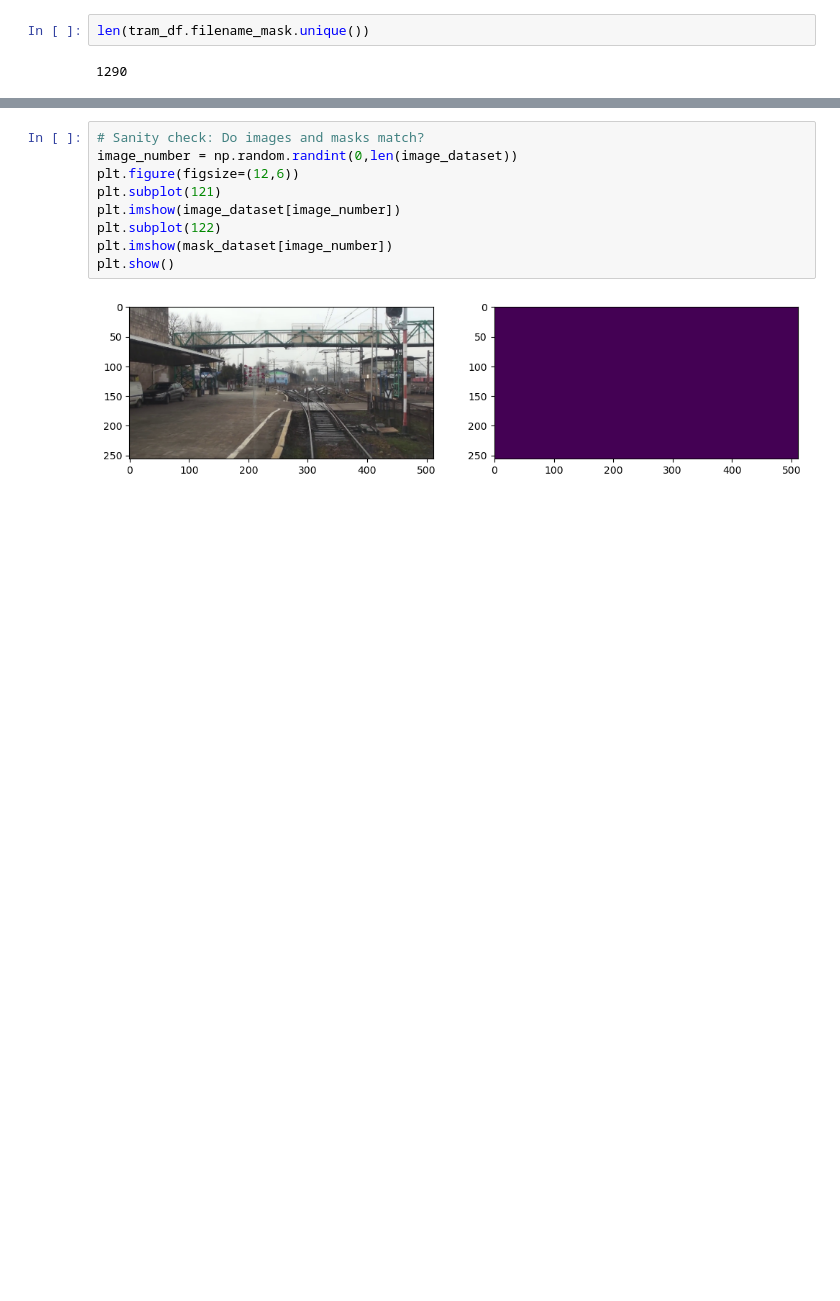
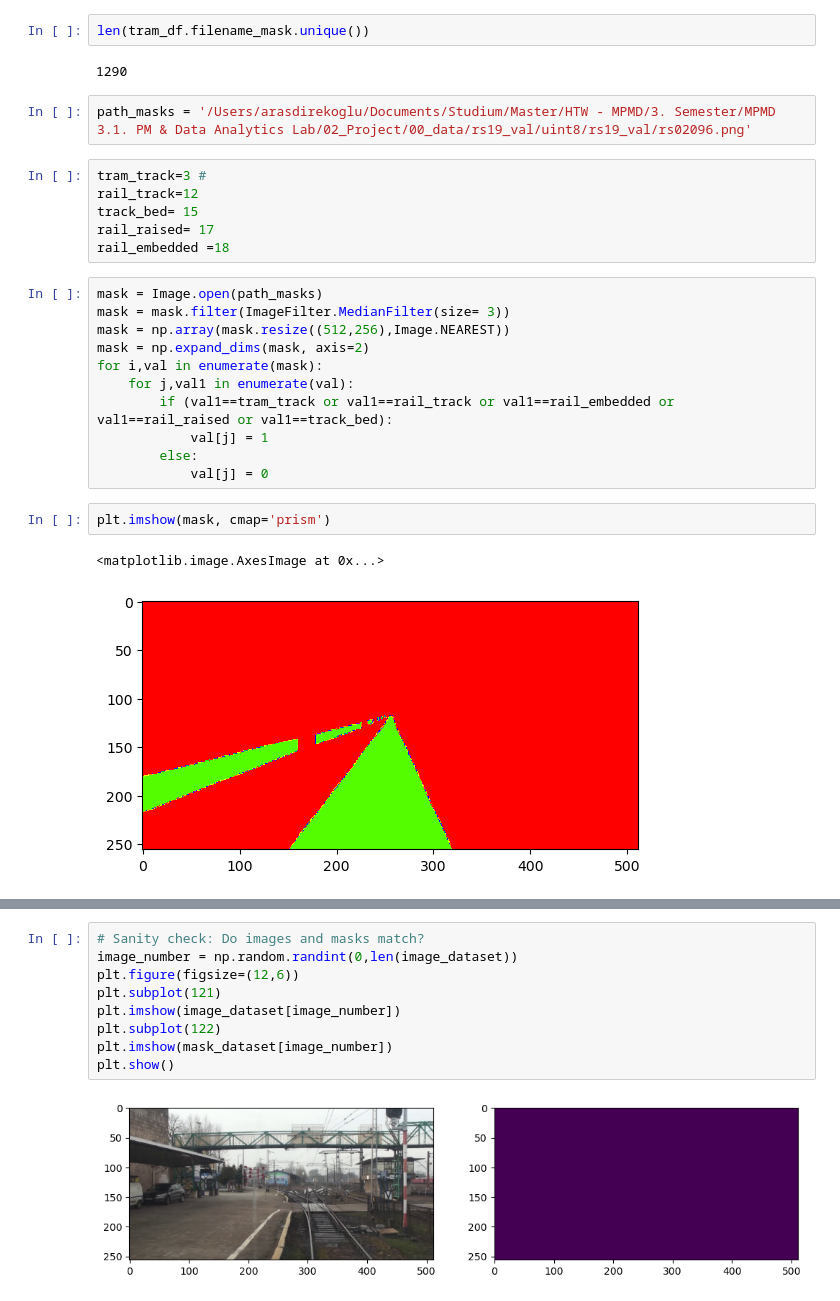
Before and after one commit to khoadaniel/vegetation-detection-railways, a Jupyter notebook: aras/model_tram_all_512x256_tracks.ipynb, the cells around one changed output, grey strips where cells are left out. Drawn from its saved outputs; the diff is of its cells as text; blank space fills up the shorter version.

Commit message:
masks

```diff
--- a/aras/model_tram_all_512x256_tracks.ipynb
+++ b/aras/model_tram_all_512x256_tracks.ipynb
@@ -34,3 +34,27 @@ array(['rs02096.jpg', 'rs07844.jpg', 'rs06555.jpg', ..., 'rs08401.jpg',
 len(tram_df.filename_mask.unique())
 # %% [output]
 1290
+# %%
+path_masks = '/Users/arasdirekoglu/Documents/Studium/Master/HTW - MPMD/3. Semester/MPMD 3.1. PM & Data Analytics Lab/02_Project/00_data/rs19_val/uint8/rs19_val/rs02096.png'
+# %%
+tram_track=3 #
+rail_track=12
+track_bed= 15
+rail_raised= 17
+rail_embedded =18
+# %%
+mask = Image.open(path_masks)
+mask = mask.filter(ImageFilter.MedianFilter(size= 3))
+mask = np.array(mask.resize((512,256),Image.NEAREST))
+mask = np.expand_dims(mask, axis=2)
+for i,val in enumerate(mask):
+    for j,val1 in enumerate(val):
+        if (val1==tram_track or val1==rail_track or val1==rail_embedded or val1==rail_raised or val1==track_bed):
+            val[j] = 1
+        else:
+            val[j] = 0
+# %%
+plt.imshow(mask, cmap='prism')
+# %% [output]
+<matplotlib.image.AxesImage at 0x...>
+[figure, added]
```
Also changed, not shown: parts of 2 cells of this notebook.
